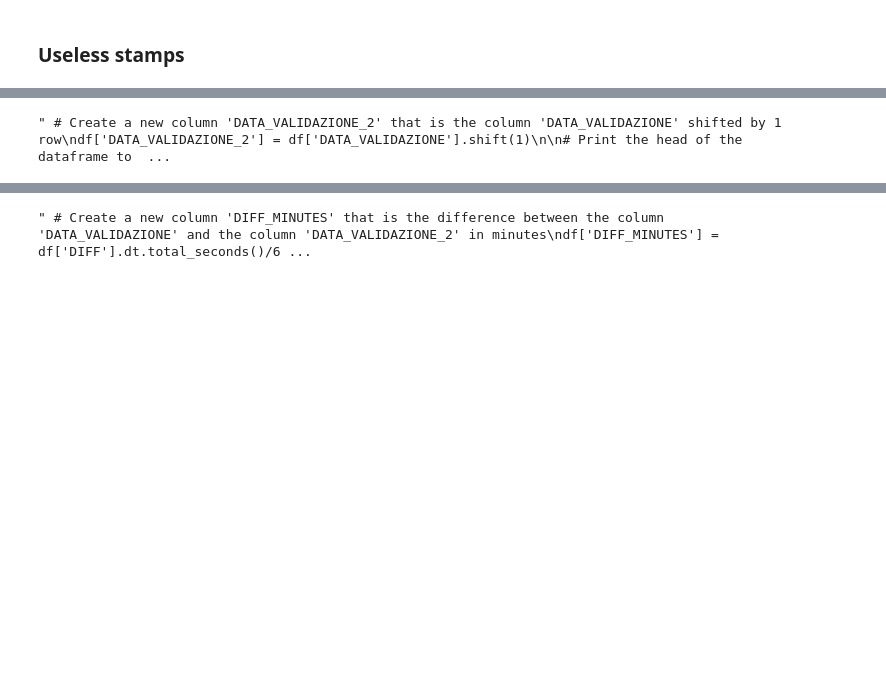
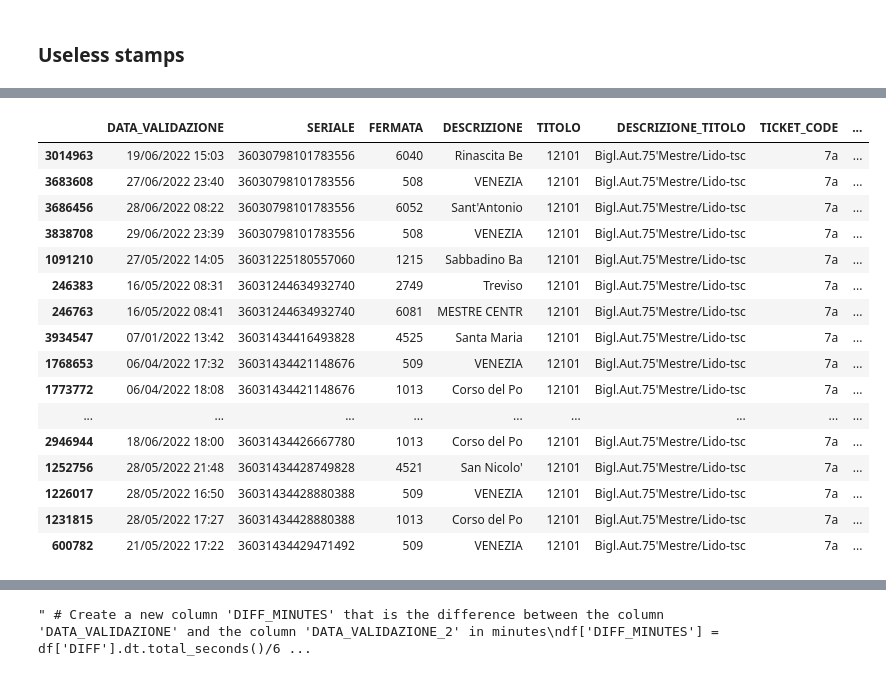
Before and after one commit to matteograzioso1/Tirocinio-Progetto-MASTER, a Jupyter notebook: Notebook 1.ipynb, the cells around one changed output, grey strips where cells are left out. Saved outputs shown, nothing was run; the diff lists cells and outputs as text; code cells hidden in the pictures; blank space fills up the shorter version.

```diff
--- a/Notebook 1.ipynb
+++ b/Notebook 1.ipynb
@@ -343,0 +350,10 @@ plt.show()
+# %%
+shape_before = df.shape[0]
+
+# Delete 7b tickets because they are not useful for the analysis
+df = df[df['TICKET_CODE'] != '7b']
+
+# Print the number of rows before and after the deletion of the 7b tickets and the difference
+print('The number of rows before the deletion of the 7b tickets is: {}'.format(shape_before))
+print('The number of rows after the deletion of the 7b tickets is: {}'.format(df.shape[0]))
+print('The difference is: {}'.format(shape_before - df.shape[0]))
@@ -366,10 +391,10 @@ The shape of the dataframe is: (5056641, 7)
 # %%
-""" # The timestamp is in the column 'DATA_VALIDAZIONE' in the format '%d/%m/%Y %H:%M'
+# The timestamp is in the column 'DATA_VALIDAZIONE' in the format '%d/%m/%Y %H:%M'
 # If there are more than one validation for the same user (SERIALE) in 2 minutes, then the validation is considered as a mistake so keep only the last validation for each user in 2 minutes
 
 # Sort the dataframe by the column 'SERIALE' and the column 'DATA_VALIDAZIONE'
-df = df.sort_values(by=['SERIALE', 'DATA_VALIDAZIONE'])
+df_sort = df.sort_values(by=['SERIALE', 'DATA_VALIDAZIONE'])
 
 # Print the head of the dataframe to see the new order of the rows
-df.head(20) """
+df_sort.head(20)
 # %% [output]
@@ -377,9 +418,25 @@ df.head(20) """
 # %%
-""" # Create a new column 'DATA_VALIDAZIONE_2' that is the column 'DATA_VALIDAZIONE' shifted by 1 row
-df['DATA_VALIDAZIONE_2'] = df['DATA_VALIDAZIONE'].shift(1)
+# Create a new column 'DATA_VALIDAZIONE_2' that is the column 'DATA_VALIDAZIONE' shifted by 1 row
+df_sort['DATA_VALIDAZIONE_2'] = df_sort['DATA_VALIDAZIONE'].shift(1)
 
 # Print the head of the dataframe to see the new column 'DATA_VALIDAZIONE_2'
-df.head(20) """
+df_sort.head(20)
 # %% [output]
-" # Create a new column 'DATA_VALIDAZIONE_2' that is the column 'DATA_VALIDAZIONE' shifted by 1 row\ndf['DATA_VALIDAZIONE_2'] = df['DATA_VALIDAZIONE'].shift(1)\n\n# Print the head of the dataframe to  ...
+|  | DATA_VALIDAZIONE | SERIALE | FERMATA | DESCRIZIONE | TITOLO | DESCRIZIONE_TITOLO | TICKET_CODE | ... |
+| 3014963 | 19/06/2022 15:03 | 36030798101783556 | 6040 | Rinascita Be | 12101 | Bigl.Aut.75'Mestre/Lido-tsc | 7a | ... |
+| 3683608 | 27/06/2022 23:40 | 36030798101783556 | 508 | VENEZIA | 12101 | Bigl.Aut.75'Mestre/Lido-tsc | 7a | ... |
+| 3686456 | 28/06/2022 08:22 | 36030798101783556 | 6052 | Sant'Antonio | 12101 | Bigl.Aut.75'Mestre/Lido-tsc | 7a | ... |
+| 3838708 | 29/06/2022 23:39 | 36030798101783556 | 508 | VENEZIA | 12101 | Bigl.Aut.75'Mestre/Lido-tsc | 7a | ... |
+| 1091210 | 27/05/2022 14:05 | 36031225180557060 | 1215 | Sabbadino Ba | 12101 | Bigl.Aut.75'Mestre/Lido-tsc | 7a | ... |
+| 246383 | 16/05/2022 08:31 | 36031244634932740 | 2749 | Treviso | 12101 | Bigl.Aut.75'Mestre/Lido-tsc | 7a | ... |
+| 246763 | 16/05/2022 08:41 | 36031244634932740 | 6081 | MESTRE CENTR | 12101 | Bigl.Aut.75'Mestre/Lido-tsc | 7a | ... |
+| 3934547 | 07/01/2022 13:42 | 36031434416493828 | 4525 | Santa Maria | 12101 | Bigl.Aut.75'Mestre/Lido-tsc | 7a | ... |
+| 1768653 | 06/04/2022 17:32 | 36031434421148676 | 509 | VENEZIA | 12101 | Bigl.Aut.75'Mestre/Lido-tsc | 7a | ... |
+| 1773772 | 06/04/2022 18:08 | 36031434421148676 | 1013 | Corso del Po | 12101 | Bigl.Aut.75'Mestre/Lido-tsc | 7a | ... |
+| ... | ... | ... | ... | ... | ... | ... | ... | ... |
+| 2946944 | 18/06/2022 18:00 | 36031434426667780 | 1013 | Corso del Po | 12101 | Bigl.Aut.75'Mestre/Lido-tsc | 7a | ... |
+| 1252756 | 28/05/2022 21:48 | 36031434428749828 | 4521 | San Nicolo' | 12101 | Bigl.Aut.75'Mestre/Lido-tsc | 7a | ... |
+| 1226017 | 28/05/2022 16:50 | 36031434428880388 | 509 | VENEZIA | 12101 | Bigl.Aut.75'Mestre/Lido-tsc | 7a | ... |
+| 1231815 | 28/05/2022 17:27 | 36031434428880388 | 1013 | Corso del Po | 12101 | Bigl.Aut.75'Mestre/Lido-tsc | 7a | ... |
+| 600782 | 21/05/2022 17:22 | 36031434429471492 | 509 | VENEZIA | 12101 | Bigl.Aut.75'Mestre/Lido-tsc | 7a | ... |
 # %%
```
Also changed, not shown: parts of 29 cells of this notebook.
